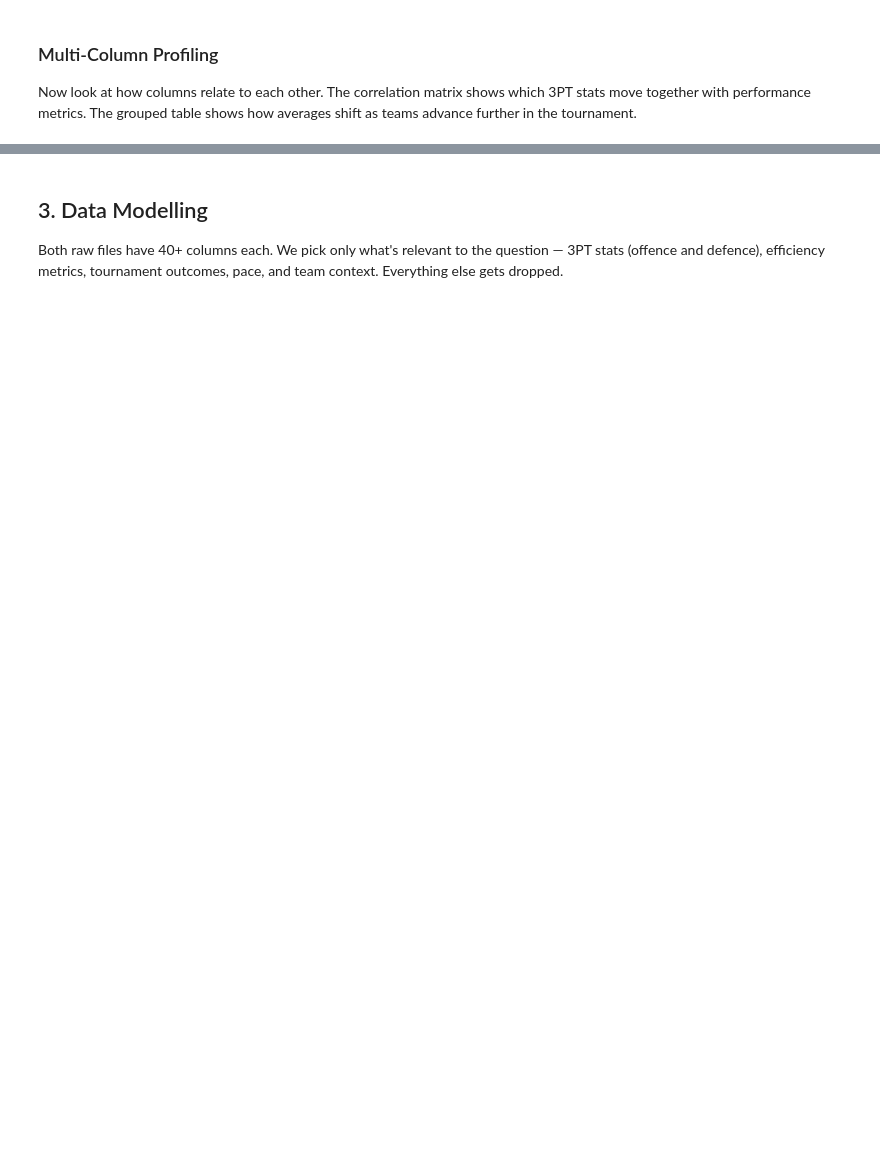
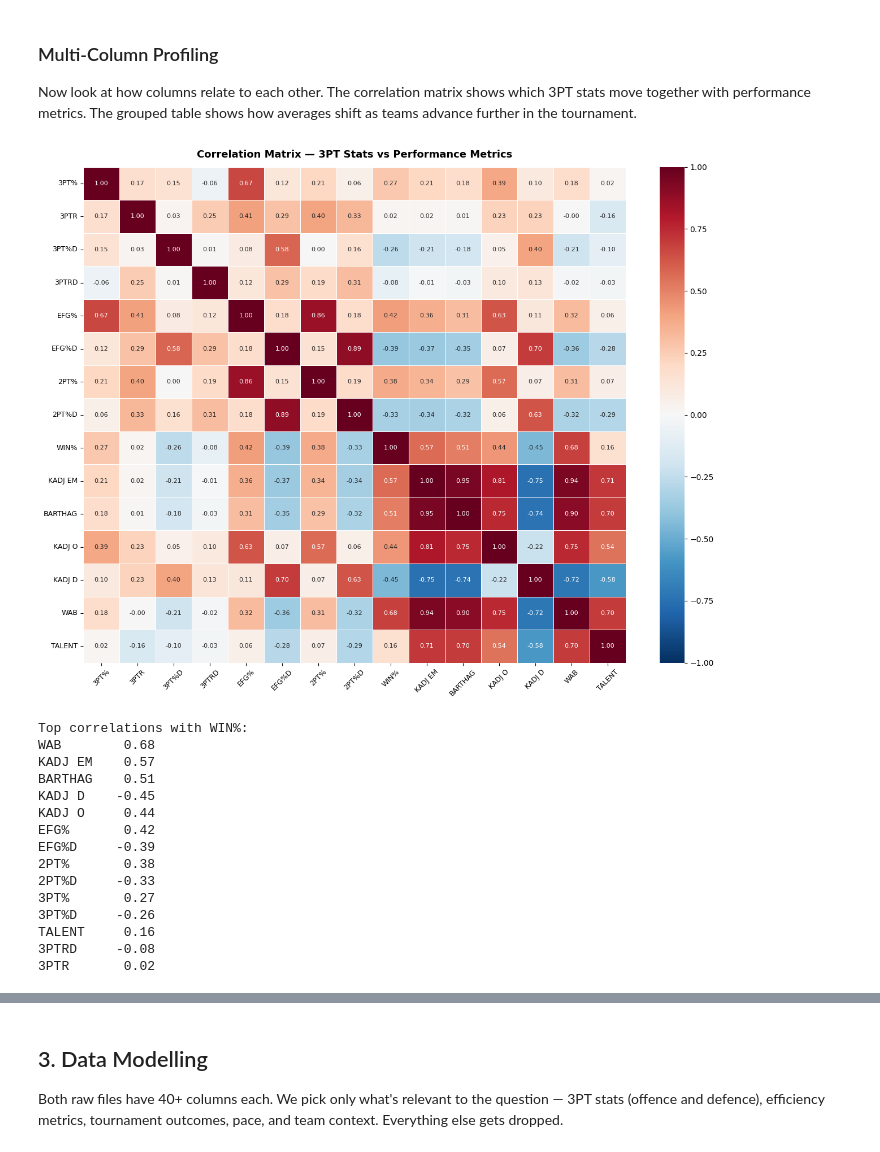
Before and after one commit to vikasvittanala/basketball3021, a Jupyter notebook: ncaa/ncaa.ipynb, the cells around one changed output, grey strips where cells are left out. Saved outputs shown, nothing was run; the diff lists cells and outputs as text; code cells hidden in the pictures; blank space fills up the shorter version.

```diff
--- a/ncaa/ncaa.ipynb
+++ b/ncaa/ncaa.ipynb
@@ -290,35 +430,51 @@ Now look at how columns relate to each other. The correlation matrix shows which
 # %%
 import matplotlib.pyplot as plt
 import seaborn as sns
 
 # Correlation matrix: 3PT stats vs performance metrics
 corr_cols = [
     '3PT%', '3PTR', '3PT%D', '3PTRD',
     'EFG%', 'EFG%D', '2PT%', '2PT%D',
     'WIN%', 'KADJ EM', 'BARTHAG', 'KADJ O', 'KADJ D',
     'WAB', 'TALENT',
 ]
 
 corr_matrix = kp[corr_cols].corr().round(2)
 
 fig, ax = plt.subplots(figsize=(13, 10))
 sns.heatmap(
     corr_matrix, annot=True, fmt='.2f', cmap='RdBu_r',
     center=0, vmin=-1, vmax=1,
     linewidths=0.4, linecolor='white',
     annot_kws={'size': 8}, ax=ax
 )
 ax.set_title('Correlation Matrix — 3PT Stats vs Performance Metrics', fontsize=13, fontweight='bold', pad=12)
 ax.tick_params(axis='x', rotation=45, labelsize=9)
 ax.tick_params(axis='y', rotation=0,  labelsize=9)
 plt.tight_layout()
 plt.show()
 
 # Print strongest correlations with WIN%
-print('
-Top correlations with WIN%:')
+print('Top correlations with WIN%:')
 win_corr = corr_matrix['WIN%'].drop('WIN%').sort_values(key=abs, ascending=False)
 print(win_corr.to_string())
+# %% [output]
+[figure, added]
+Top correlations with WIN%:
+WAB        0.68
+KADJ EM    0.57
+BARTHAG    0.51
+KADJ D    -0.45
+KADJ O     0.44
+EFG%       0.42
+EFG%D     -0.39
+2PT%       0.38
+2PT%D     -0.33
+3PT%       0.27
+3PT%D     -0.26
+TALENT     0.16
+3PTRD     -0.08
+3PTR       0.02
 # %%
 # Grouped mean profile by tournament round
 # Shows how average column values shift as teams go deeper in the tournament
```
Also changed, not shown: parts of 59 cells of this notebook.
